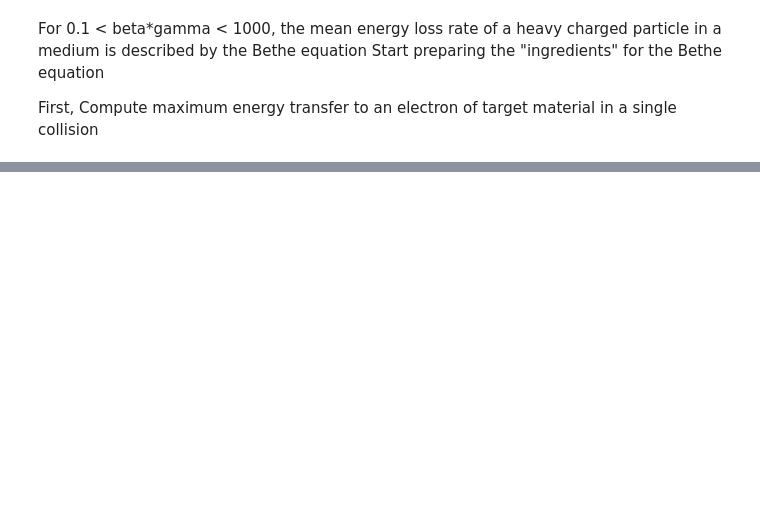
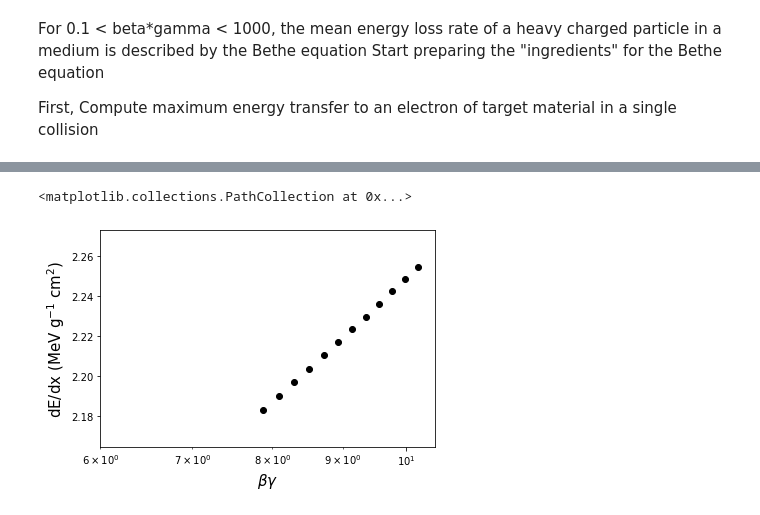
Before and after one commit to IoanaCodrina/PHYS-F-420, a Jupyter notebook: lesson1/1_0_single_muon_dedx.ipynb, the cells around one changed output, grey strips where cells are left out. Saved outputs shown, nothing was run; the diff lists cells and outputs as text; code cells hidden in the pictures; blank space fills up the shorter version.

```diff
--- a/lesson1/1_0_single_muon_dedx.ipynb
+++ b/lesson1/1_0_single_muon_dedx.ipynb
@@ -100,24 +161,33 @@ print('Muon energy after one step: ', ek)
 
 print('*****  Now iterate steps for the full height of the tank *****\n')
 
-ek = 1000. # re-set the energy to 1 GeV
+# Initialize again 1 GeV muon
+
+ek = 1000. * u.MeV # re-set the energy to 1 GeV
+beta = _beta(ek)
+gamma = _gamma(ek)
+Wmax = _Wmax(ek)
 
 nsteps = int(h/dx)
-tot_eloss = 0.
+tot_eloss = 0. * u.MeV
 
 # Initialize arrays to save energy loss and beta*gamma at each step
-eloss_array = np.zeros(nsteps)
+eloss_array = np.zeros(nsteps) * u.MeV * u.cm**2 / u.g
 bg_array = np.zeros(nsteps)
 
 for i in range(nsteps):
-    eloss = _eloss_step(ek, dx)
+    eloss = _eloss_step(beta, gamma, Wmax, dx)
     tot_eloss += eloss
 
+    # Update particle
     ek = ek - eloss
+    beta = _beta(ek)
+    gamma = _gamma(ek)
+    Wmax = _Wmax(ek)
 
     eloss_array[i] = eloss / (dx * rho)
-    bg_array[i] = _beta(ek) * _gamma(ek)
+    bg_array[i] = beta * gamma
 
-print('\nMuon kinetic energy after passage in the tank: ', ek, 'MeV')
-print('Total energy deposited in the tank:', tot_eloss, 'MeV')
+print('\nMuon kinetic energy after passage in the tank: ', ek)
+print('Total energy deposited in the tank:', tot_eloss)
 print('Check: ', ek + tot_eloss )
@@ -124,13 +213,14 @@ print('Check: ', ek + tot_eloss )
 # %%
 # Plot dE/dx as a function of beta*gamma
 
-import matplotlib.pyplot as plt
-
 plt.xscale('log')
-plt.xlim(6,10.2)
+plt.xlim(6,10.5)
 plt.xlabel(r'$\beta \gamma$', size = 15)
 plt.ylabel(r'dE/dx (MeV g$^{-1}$ cm$^{2}$)', size =  15)
-plt.scatter(bg_array, eloss_array)
+plt.scatter(bg_array, eloss_array, c='black')
+# %% [output]
+<matplotlib.collections.PathCollection at 0x...>
+[figure, added]
 # %%
 # In this way we have computed the energy loss based on the mean rate given by the Bethe formula
 # Now let's take into account the energy loss probability distribution, described by a Landau distribution
```
Also changed, not shown: parts of 12 cells of this notebook, 8 other files.
